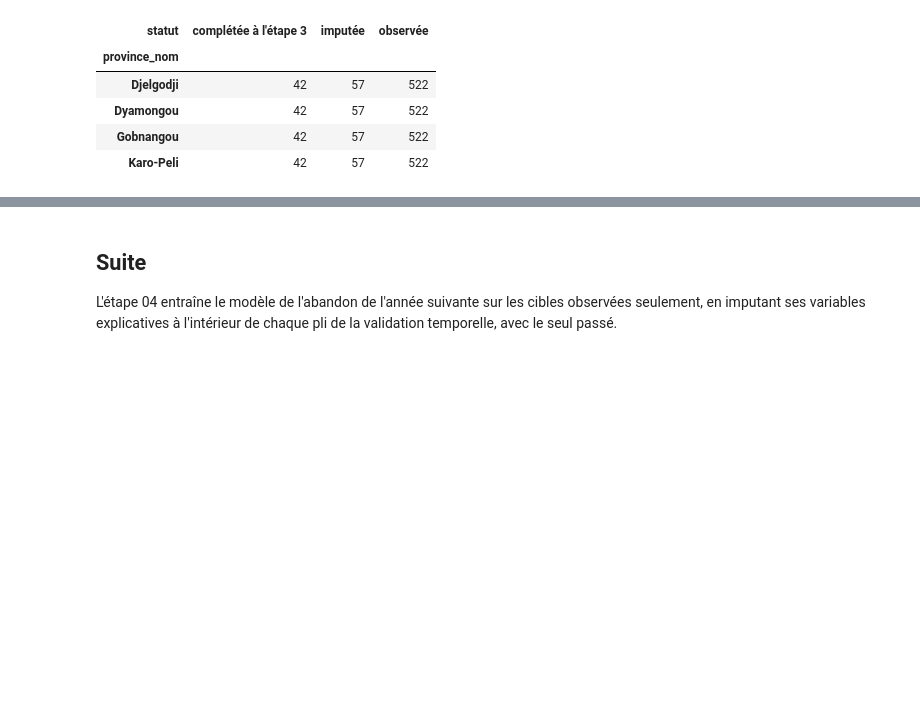
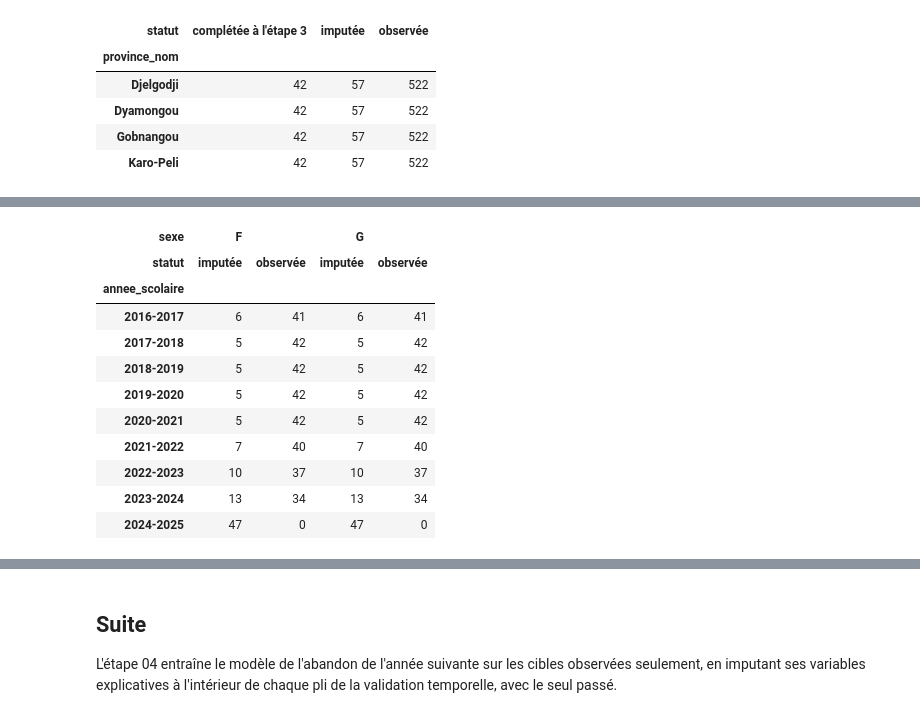
Before and after one commit to datachallenge-edu-bf/sentinelle-scolaire-defi1, a Jupyter notebook: notebooks/03b_apurement.ipynb, the cells around one changed output, grey strips where cells are left out. Cells and saved outputs as stored; diff of their text form; code cells hidden in the pictures; blank space fills up the shorter version.

```diff
--- a/notebooks/03b_apurement.ipynb
+++ b/notebooks/03b_apurement.ipynb
@@ -204,0 +221,17 @@ pd.crosstab(scindees["province_nom"], scindees["statut"])
+# %%
+statut_sexe = tables["statut_cellules_par_sexe"]
+cible_sexe = statut_sexe[statut_sexe["variable"] == "abandon_primaire_precedent"]
+pd.crosstab(cible_sexe["annee_scolaire"], [cible_sexe["sexe"], cible_sexe["statut"]])
+# %% [output]
+| sexe | F |  | G |  |
+| statut | imputée | observée | imputée | observée |
+| annee_scolaire |  |  |  |  |
+| 2016-2017 | 6 | 41 | 6 | 41 |
+| 2017-2018 | 5 | 42 | 5 | 42 |
+| 2018-2019 | 5 | 42 | 5 | 42 |
+| 2019-2020 | 5 | 42 | 5 | 42 |
+| 2020-2021 | 5 | 42 | 5 | 42 |
+| 2021-2022 | 7 | 40 | 7 | 40 |
+| 2022-2023 | 10 | 37 | 10 | 37 |
+| 2023-2024 | 13 | 34 | 13 | 34 |
+| 2024-2025 | 47 | 0 | 47 | 0 |
```
Also changed, not shown: parts of 5 cells of this notebook, 8 other files.
